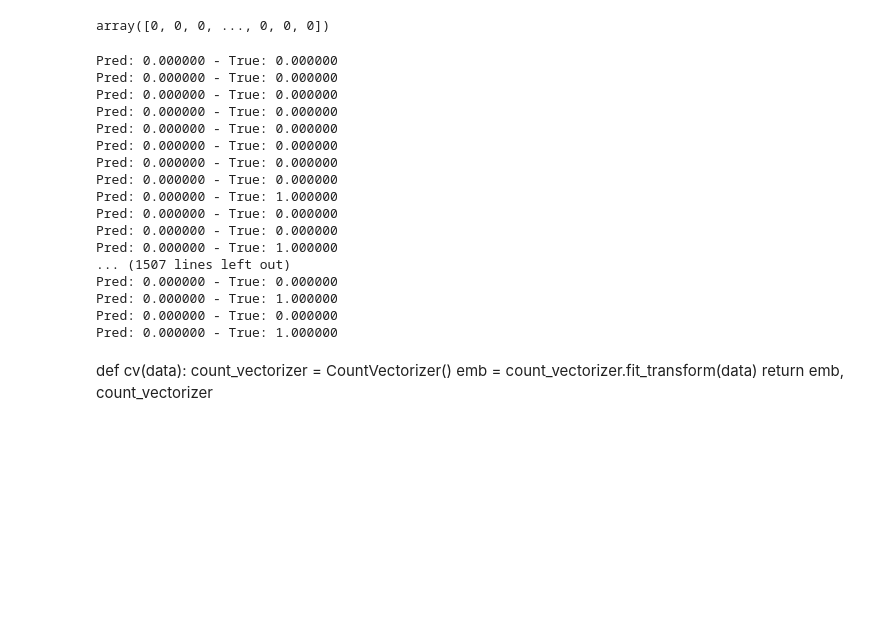
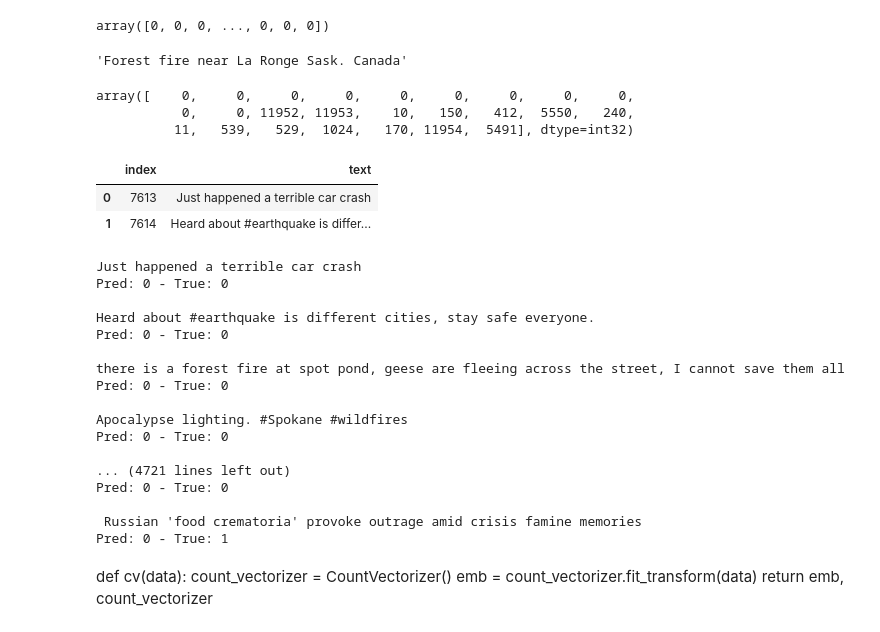
Before and after one commit to reejungkim/Natural-Language-Processing, a Jupyter notebook: Real or Not? NLP with Disaster Tweets.ipynb, the cells around one changed output. Cells and saved outputs as stored; diff of their text form; code cells hidden in the pictures; blank space fills up the shorter version.

Commit message:
comparison of true value and predicted value

```diff
--- a/Real or Not? NLP with Disaster Tweets.ipynb
+++ b/Real or Not? NLP with Disaster Tweets.ipynb
@@ -380,27 +380,46 @@ Name: target, Length: 1523, dtype: float64
 test_pred_target
 # %% [output]
 array([0, 0, 0, ..., 0, 0, 0])
+# %%
+df.text[1]
+# %% [output]
+'Forest fire near La Ronge Sask. Canada'
+# %%
+X_test[1]
+# %% [output]
+array([    0,     0,     0,     0,     0,     0,     0,     0,     0,
+           0,     0, 11952, 11953,    10,   150,   412,  5550,   240,
+          11,   539,   529,  1024,   170, 11954,  5491], dtype=int32)
+# %%
+df[['text']].loc[pd.isnull(df.target)].reset_index(drop=False)[:2]
+# %% [output]
+|  | index | text |
+| 0 | 7613 | Just happened a terrible car crash |
+| 1 | 7614 | Heard about #earthquake is differ... |
 # %%
+i=7613
 for pred, true in zip(np.squeeze(test_pred_target), y_test):
-    print('Pred: {:.6f} - True: {:.6f}'.format(pred,true))
+    print(df.text[i])
+    print('Pred: {:.0f} - True: {:.0f}'.format(pred,true) , '\n')
+    i= i +1
 # %% [output]
-Pred: 0.000000 - True: 0.000000
-Pred: 0.000000 - True: 0.000000
-Pred: 0.000000 - True: 0.000000
-Pred: 0.000000 - True: 0.000000
-Pred: 0.000000 - True: 0.000000
-Pred: 0.000000 - True: 0.000000
-Pred: 0.000000 - True: 0.000000
-Pred: 0.000000 - True: 0.000000
-Pred: 0.000000 - True: 1.000000
-Pred: 0.000000 - True: 0.000000
-Pred: 0.000000 - True: 0.000000
-Pred: 0.000000 - True: 1.000000
-... (1507 lines left out)
-Pred: 0.000000 - True: 0.000000
-Pred: 0.000000 - True: 1.000000
-Pred: 0.000000 - True: 0.000000
-Pred: 0.000000 - True: 1.000000
+Just happened a terrible car crash
+Pred: 0 - True: 0
+
+Heard about #earthquake is different cities, stay safe everyone.
+Pred: 0 - True: 0
+
+there is a forest fire at spot pond, geese are fleeing across the street, I cannot save them all
+Pred: 0 - True: 0
+
+Apocalypse lighting. #Spokane #wildfires
+Pred: 0 - True: 0
+
+... (4721 lines left out)
+Pred: 0 - True: 0
+
+ Russian 'food crematoria' provoke outrage amid crisis famine memories
+Pred: 0 - True: 1
 # %% [markdown]
 def cv(data):
     count_vectorizer = CountVectorizer()
```
